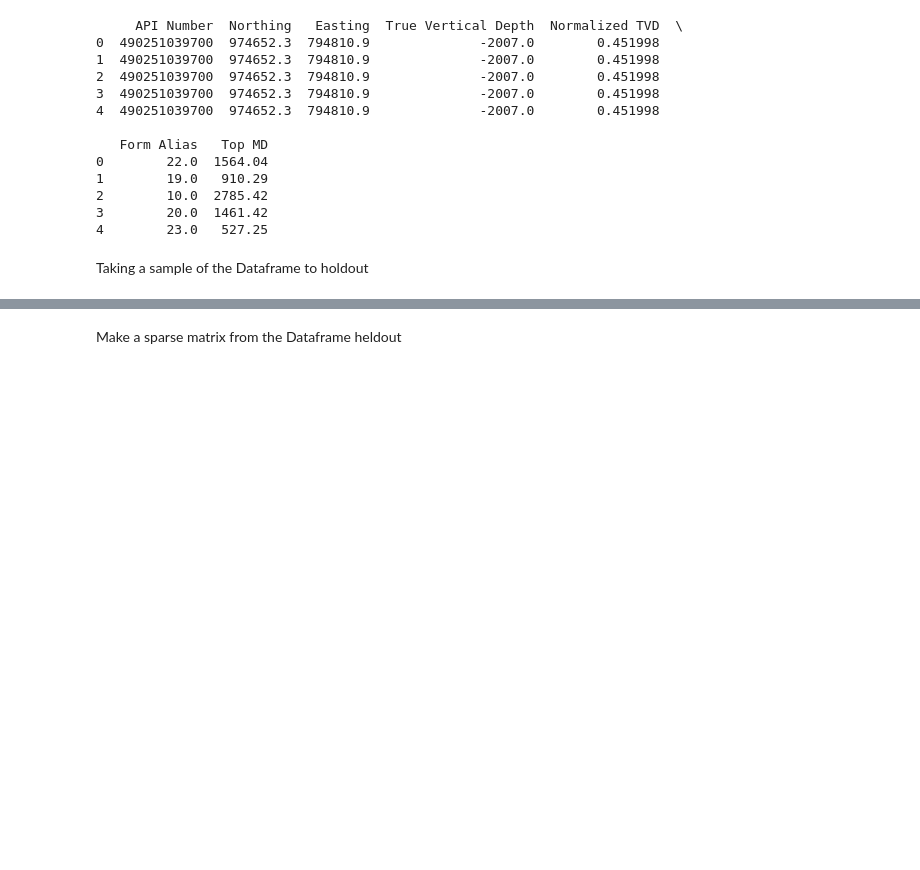
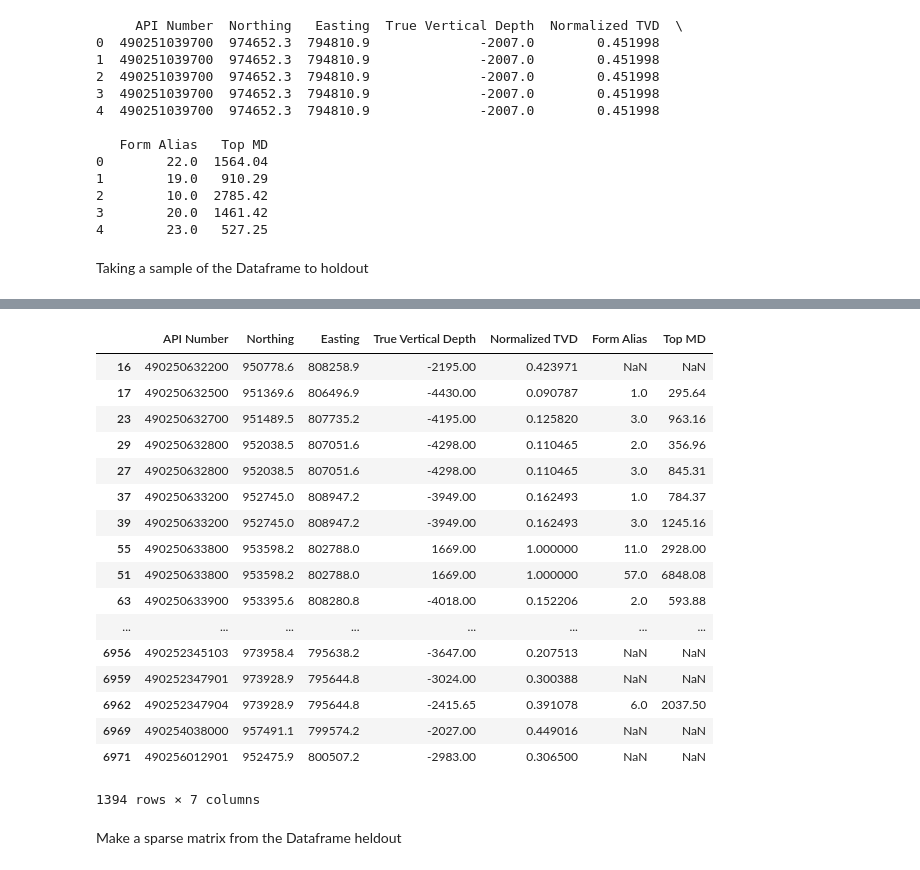
Before and after one commit to SsanyaS14/recommender-system, a Jupyter notebook: shellForModel.ipynb, the cells around one changed output, grey strips where cells are left out. Saved outputs shown, nothing was run; the diff lists cells and outputs as text; code cells hidden in the pictures; blank space fills up the shorter version.

```diff
--- a/shellForModel.ipynb
+++ b/shellForModel.ipynb
@@ -54,3 +75,25 @@ df_merged_heldout[df_merged_heldout["API Number"].isin(heldout_APIs)]["Form Alia
+# %%
+len(df_holdout["API Number"].unique())
+df_holdout.sort_values(by=["API Number", "Form Alias"])
+# %% [output]
+|  | API Number | Northing | Easting | True Vertical Depth | Normalized TVD | Form Alias | Top MD |
+| 16 | 490250632200 | 950778.6 | 808258.9 | -2195.00 | 0.423971 | NaN | NaN |
+| 17 | 490250632500 | 951369.6 | 806496.9 | -4430.00 | 0.090787 | 1.0 | 295.64 |
+| 23 | 490250632700 | 951489.5 | 807735.2 | -4195.00 | 0.125820 | 3.0 | 963.16 |
+| 29 | 490250632800 | 952038.5 | 807051.6 | -4298.00 | 0.110465 | 2.0 | 356.96 |
+| 27 | 490250632800 | 952038.5 | 807051.6 | -4298.00 | 0.110465 | 3.0 | 845.31 |
+| 37 | 490250633200 | 952745.0 | 808947.2 | -3949.00 | 0.162493 | 1.0 | 784.37 |
+| 39 | 490250633200 | 952745.0 | 808947.2 | -3949.00 | 0.162493 | 3.0 | 1245.16 |
+| 55 | 490250633800 | 953598.2 | 802788.0 | 1669.00 | 1.000000 | 11.0 | 2928.00 |
+| 51 | 490250633800 | 953598.2 | 802788.0 | 1669.00 | 1.000000 | 57.0 | 6848.08 |
+| 63 | 490250633900 | 953395.6 | 808280.8 | -4018.00 | 0.152206 | 2.0 | 593.88 |
+| ... | ... | ... | ... | ... | ... | ... | ... |
+| 6956 | 490252345103 | 973958.4 | 795638.2 | -3647.00 | 0.207513 | NaN | NaN |
+| 6959 | 490252347901 | 973928.9 | 795644.8 | -3024.00 | 0.300388 | NaN | NaN |
+| 6962 | 490252347904 | 973928.9 | 795644.8 | -2415.65 | 0.391078 | 6.0 | 2037.50 |
+| 6969 | 490254038000 | 957491.1 | 799574.2 | -2027.00 | 0.449016 | NaN | NaN |
+| 6971 | 490256012901 | 952475.9 | 800507.2 | -2983.00 | 0.306500 | NaN | NaN |
+1394 rows × 7 columns
 # %% [markdown]
 Make a sparse matrix from the Dataframe heldout
 # %%
```
Also changed, not shown: parts of 3 cells of this notebook, 1 other file.
